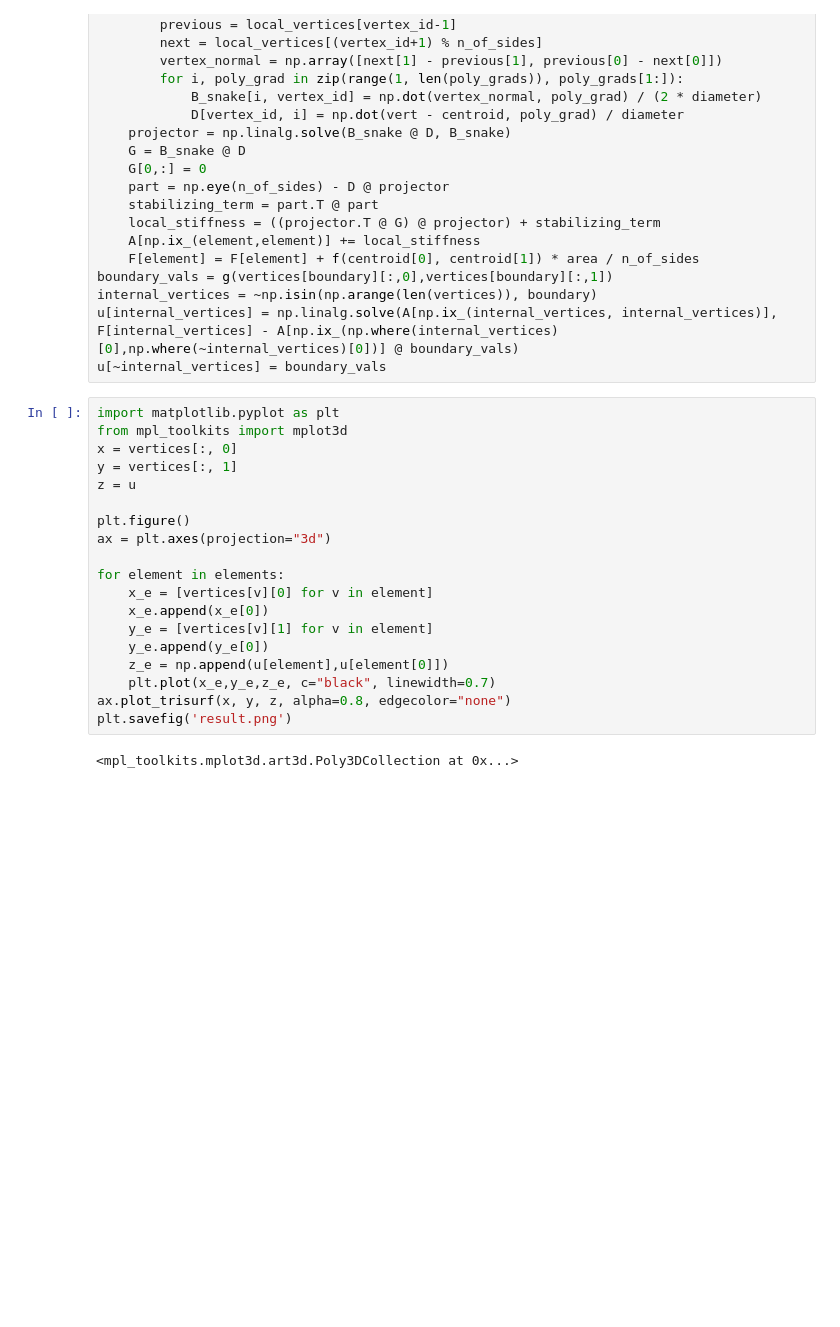
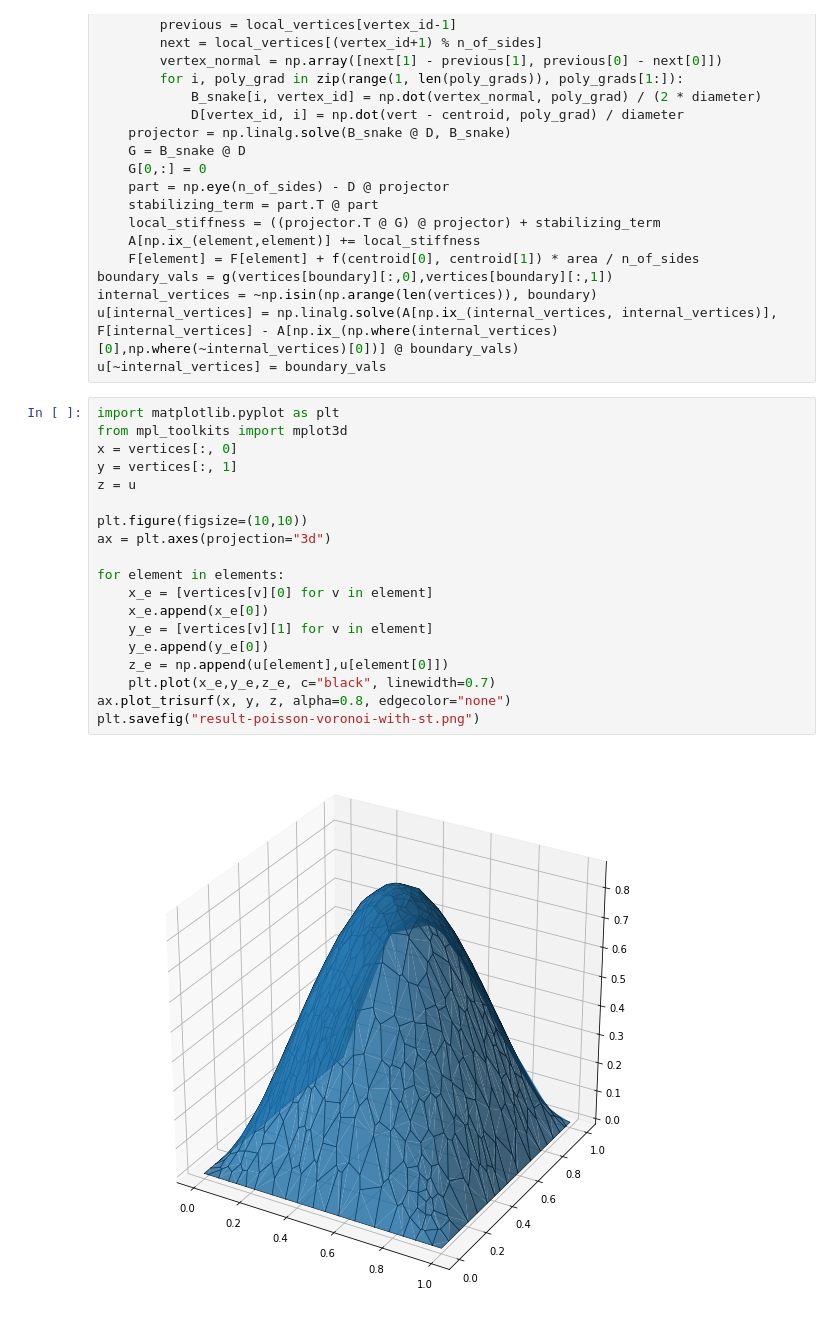
Before and after one commit to Kanciarzek/VEM, a Jupyter notebook: vem-poisson-eq.ipynb, the cells around one changed output. Saved outputs shown, nothing was run; the diff lists cells and outputs as text; blank space fills up the shorter version.

```diff
--- a/vem-poisson-eq.ipynb
+++ b/vem-poisson-eq.ipynb
@@ -66,21 +128,21 @@ u[~internal_vertices] = boundary_vals
 # %%
 import matplotlib.pyplot as plt
 from mpl_toolkits import mplot3d
 x = vertices[:, 0]
 y = vertices[:, 1]
 z = u
 
-plt.figure()
+plt.figure(figsize=(10,10))
 ax = plt.axes(projection="3d")
 
 for element in elements:
     x_e = [vertices[v][0] for v in element]
     x_e.append(x_e[0])
     y_e = [vertices[v][1] for v in element]
     y_e.append(y_e[0])
     z_e = np.append(u[element],u[element[0]])
     plt.plot(x_e,y_e,z_e, c="black", linewidth=0.7)
 ax.plot_trisurf(x, y, z, alpha=0.8, edgecolor="none")
-plt.savefig('result.png')
+plt.savefig("result-poisson-voronoi-with-st.png")
 # %% [output]
-<mpl_toolkits.mplot3d.art3d.Poly3DCollection at 0x...>
+[figure, added]
```
Also changed, not shown: parts of 5 cells of this notebook, 3 other files.
